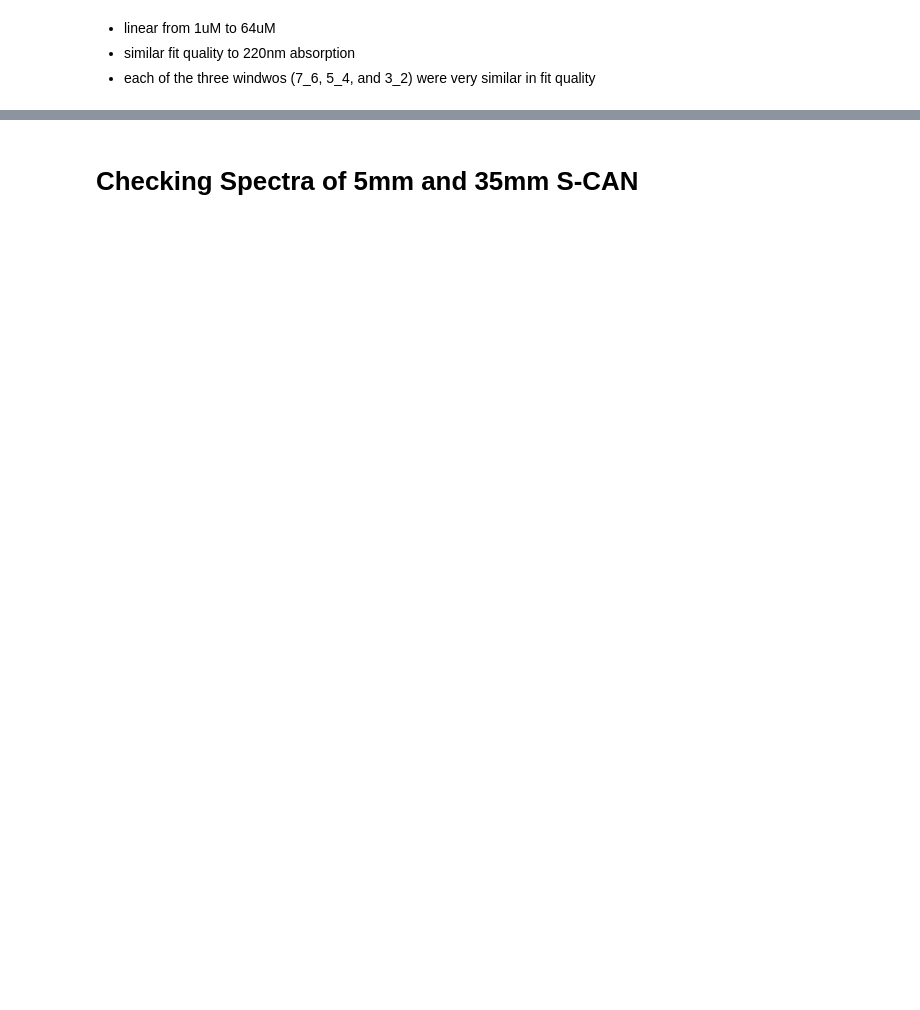
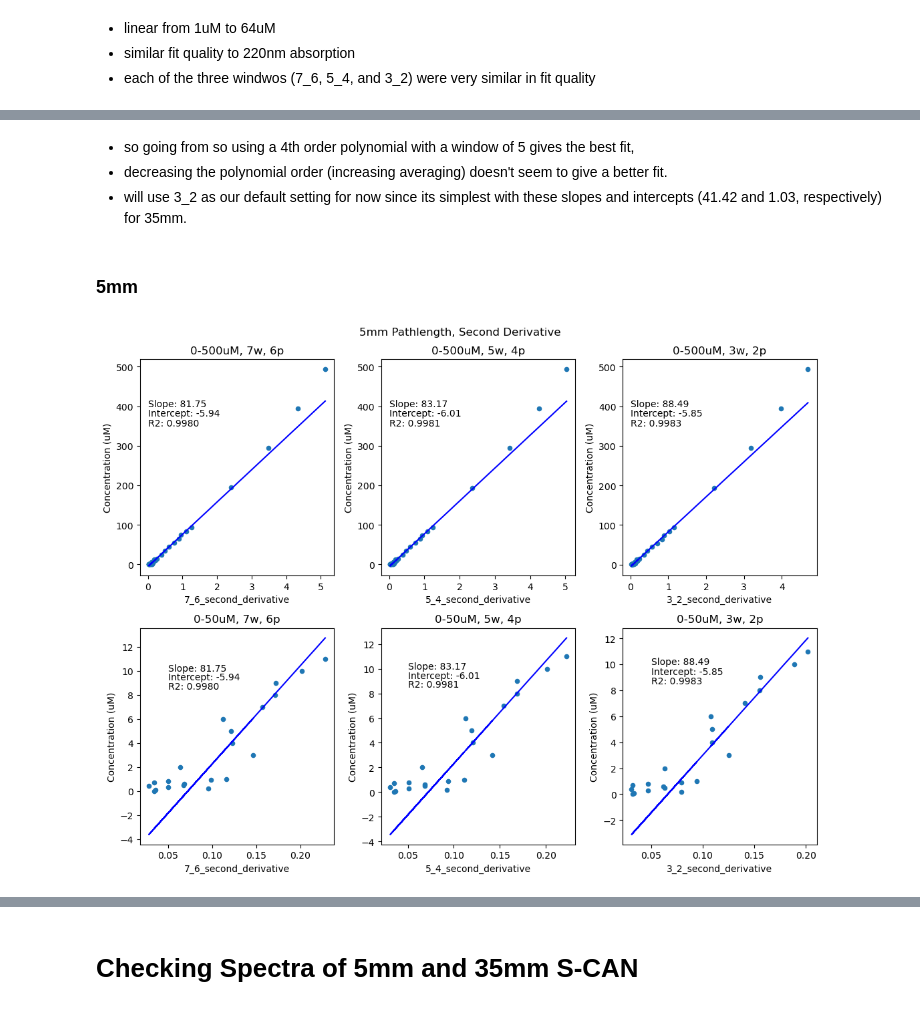
Before and after one commit to mbeneck/rcew-nitrate, a Jupyter notebook: S-Can Calibration and LOD 2-20-24.ipynb, the cells around one changed output, grey strips where cells are left out. Cells and saved outputs as stored; diff of their text form; code cells hidden in the pictures; blank space fills up the shorter version.

```diff
--- a/S-Can Calibration and LOD 2-20-24.ipynb
+++ b/S-Can Calibration and LOD 2-20-24.ipynb
@@ -366,0 +375,28 @@ coeff_35mm, r2_5mm =plot_linear_fit(thirtyfive_mm_calibration.loc[0:20], thirtyf
+# %% [markdown]
+- so going from so using a 4th order polynomial with a window of 5 gives the best fit,
+- decreasing the polynomial order (increasing averaging) doesn't seem to give a better fit.
+- will use 3_2 as our default setting for now since its simplest with these slopes and intercepts (41.42 and 1.03, respectively) for 35mm.
+# %% [markdown]
+### 5mm
+# %%
+five_mm_calibration.reset_index(inplace=True)
+fig2, ax2 = plt.subplots(figsize=(11,8.5), ncols=3, nrows=2)
+five_mm_calibration.plot(y="Concentration (uM)", x='7_6_second_derivative', kind='scatter', ax=ax2[0,0], title= "0-500uM, 7w, 6p")
+five_mm_calibration.plot(y="Concentration (uM)", x='5_4_second_derivative', kind='scatter', ax=ax2[0,1], title= "0-500uM, 5w, 4p")
+five_mm_calibration.plot(y="Concentration (uM)", x='3_2_second_derivative', kind='scatter', ax=ax2[0,2], title= "0-500uM, 3w, 2p")
+plot_linear_fit(five_mm_calibration, five_mm_calibration.loc[14:32], '7_6_second_derivative', 'Concentration (uM)', 0, 400, 25, ax2[0,0])
+plot_linear_fit(five_mm_calibration, five_mm_calibration.loc[14:32], '5_4_second_derivative', 'Concentration (uM)', 0, 400, 25, ax2[0,1])
+plot_linear_fit(five_mm_calibration, five_mm_calibration.loc[14:32], '3_2_second_derivative', 'Concentration (uM)', 0, 400, 25, ax2[0,2])
+
+
+five_mm_calibration.loc[0:20].plot(y="Concentration (uM)", x='7_6_second_derivative', kind='scatter', ax=ax2[1, 0], title = "0-50uM, 7w, 6p")
+five_mm_calibration.loc[0:20].plot(y="Concentration (uM)", x='5_4_second_derivative', kind='scatter', ax=ax2[1, 1], title = "0-50uM, 5w, 4p")
+five_mm_calibration.loc[0:20].plot(y="Concentration (uM)", x='3_2_second_derivative', kind='scatter', ax=ax2[1, 2], title = "0-50uM, 3w, 2p")
+coeff_5mm, r2_5mm =plot_linear_fit(five_mm_calibration.loc[0:20], five_mm_calibration.loc[14:32], '7_6_second_derivative', 'Concentration (uM)', 0.05, 10, .75, ax2[1,0])
+coeff_5mm, r2_5mm =plot_linear_fit(five_mm_calibration.loc[0:20], five_mm_calibration.loc[14:32], '5_4_second_derivative', 'Concentration (uM)', 0.05, 10, .75, ax2[1,1])
+coeff_5mm, r2_5mm =plot_linear_fit(five_mm_calibration.loc[0:20], five_mm_calibration.loc[14:32], '3_2_second_derivative', 'Concentration (uM)', 0.05, 10, .75, ax2[1,2])
+
+fig2.suptitle('5mm Pathlength, Second Derivative')
+fig2.tight_layout()
+# %% [output]
+[figure, added]
```
Also changed, not shown: parts of 10 cells of this notebook, 1 other file.
